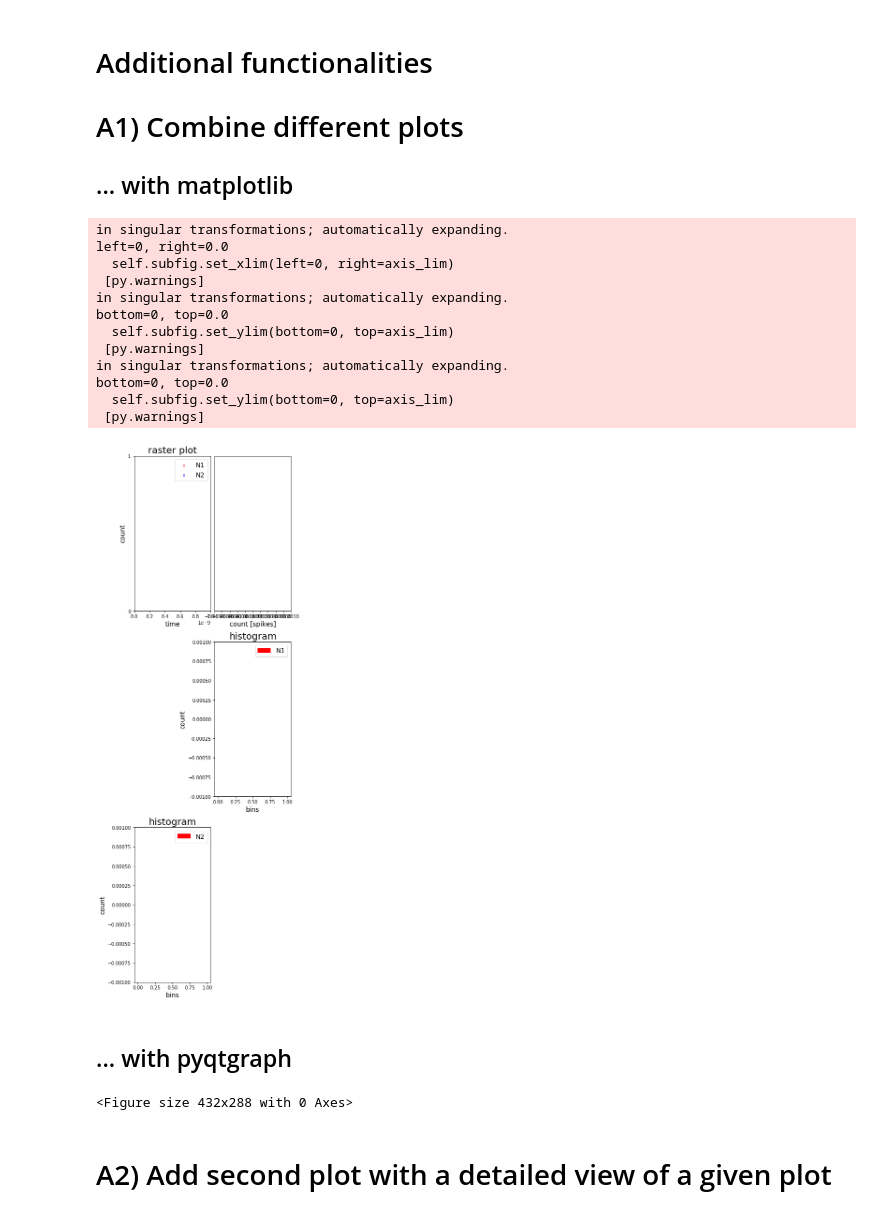
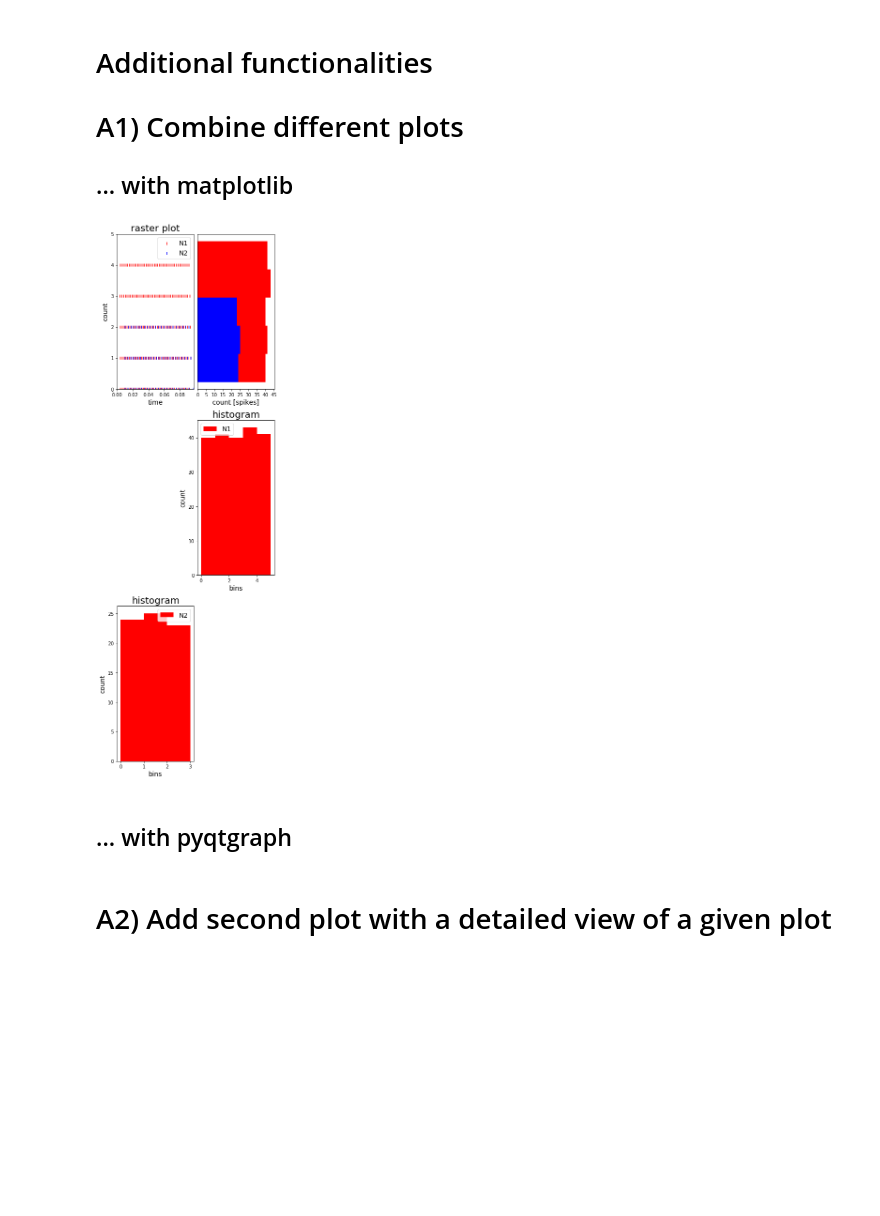
Before and after one commit to russelljjarvis/teiili, a Jupyter notebook: teili/tools/visualizer/examples_visualizer.ipynb, the cells around one changed output. Drawn from its saved outputs; the diff is of its cells as text; code cells hidden in the pictures; blank space fills up the shorter version.

```diff
--- a/teili/tools/visualizer/examples_visualizer.ipynb
+++ b/teili/tools/visualizer/examples_visualizer.ipynb
@@ -354,44 +362,30 @@ LC = LineplotController(MyPlotSettings=MyPlotSettings,
 # %%
 # define plot structure BEFOREHAND
 mainfig = plt.figure()
 subfig1 = mainfig.add_subplot(321)
 subfig2 = mainfig.add_subplot(322)
 subfig3 = mainfig.add_subplot(324)
 subfig4 = mainfig.add_subplot(325)
 
 plt.subplots_adjust(left=0.125, right=0.9, bottom=0.1, top=4., wspace=0.05, hspace=0.2)
 
 MyEventsModels = [spikemonN1, spikemonN2]
 subgroup_labels = ['N1', 'N2']
-RC = RasterplotController(MyEventsModels=MyEventsModels, MyPlotSettings=MyPlotSettings, subgroup_labels=subgroup_labels,
-                         mainfig=mainfig, subfig_rasterplot=subfig1, subfig_histogram = subfig2,
-                         add_histogram=True, show_immediately=False)
+RC = Rasterplot(MyEventsModels=MyEventsModels, MyPlotSettings=MyPlotSettings, subgroup_labels=subgroup_labels,
+                 mainfig=mainfig, subfig_rasterplot=subfig1, subfig_histogram = subfig2,
+                 add_histogram=True, show_immediately=False)
 
 DataModel_to_attr = [(spikemonN1, 'i')]
 subgroup_labels = ['N1']
-HC = HistogramController(MyPlotSettings=MyPlotSettings, DataModel_to_attr=DataModel_to_attr,
-                         subgroup_labels=subgroup_labels,
-                         mainfig=mainfig, subfig=subfig3, show_immediately=False)
+HC = Histogram(DataModel_to_attr=DataModel_to_attr, MyPlotSettings=MyPlotSettings,
+                 subgroup_labels=subgroup_labels, mainfig=mainfig, subfig=subfig3, show_immediately=False)
 
 DataModel_to_attr = [(spikemonN2, 'i')]
 subgroup_labels = ['N2']
-HC = HistogramController(MyPlotSettings=MyPlotSettings, DataModel_to_attr=DataModel_to_attr,
-                         subgroup_labels=subgroup_labels,
-                         mainfig=mainfig, subfig=subfig4, show_immediately=True)
+HC = Histogram(DataModel_to_attr=DataModel_to_attr, MyPlotSettings=MyPlotSettings,
+             subgroup_labels=subgroup_labels, mainfig=mainfig, subfig=subfig4, show_immediately=True)
 # %% [output]
-in singular transformations; automatically expanding.
-left=0, right=0.0
-  self.subfig.set_xlim(left=0, right=axis_lim)
- [py.warnings]
-in singular transformations; automatically expanding.
-bottom=0, top=0.0
-  self.subfig.set_ylim(bottom=0, top=axis_lim)
- [py.warnings]
-in singular transformations; automatically expanding.
-bottom=0, top=0.0
-  self.subfig.set_ylim(bottom=0, top=axis_lim)
- [py.warnings]
-[figure, old version]
+[figure, new version]
 # %% [markdown]
 ## ... with pyqtgraph
 # %%
@@ -407,25 +401,23 @@ plt.subplots_adjust(left=0.125, right=0.9, bottom=0.1, top=4., wspace=0.05, hspa
 
 MyEventsModels = [spikemonN1, spikemonN2]
 subgroup_labels = ['N1', 'N2']
-RC = RasterplotController(MyEventsModels=MyEventsModels, MyPlotSettings=MyPlotSettings, subgroup_labels=subgroup_labels,
+RC = Rasterplot(MyEventsModels=MyEventsModels, MyPlotSettings=MyPlotSettings, subgroup_labels=subgroup_labels,
                          mainfig=mainfig, subfig_rasterplot=subfig1, subfig_histogram = subfig2, QtApp=QtApp,
                          backend='pyqtgraph', add_histogram=True, show_immediately=False)
 
 DataModel_to_attr = [(spikemonN1, 'i')]
 subgroup_labels = ['N1']
-HC = HistogramController(MyPlotSettings=MyPlotSettings, DataModel_to_attr=DataModel_to_attr,
+HC = Histogram(DataModel_to_attr=DataModel_to_attr, MyPlotSettings=MyPlotSettings,
                          subgroup_labels=subgroup_labels,
                          backend='pyqtgraph', mainfig=mainfig, subfig=subfig3,  QtApp=QtApp,
                          show_immediately=False)
 
 DataModel_to_attr = [(spikemonN1, 'i')]
 subgroup_labels = ['N2']
-HC = HistogramController(MyPlotSettings=MyPlotSettings, DataModel_to_attr=DataModel_to_attr,
+HC = Histogram(DataModel_to_attr=DataModel_to_attr, MyPlotSettings=MyPlotSettings,
                          subgroup_labels=subgroup_labels,
                          backend='pyqtgraph', mainfig=mainfig, subfig=subfig4, QtApp=QtApp,
                          show_immediately=True)
-# %% [output]
-<Figure size 432x288 with 0 Axes>
 # %% [markdown]
 # A2) Add second plot with a detailed view of a given plot
 # %%
```
Also changed, not shown: parts of 17 cells of this notebook.
